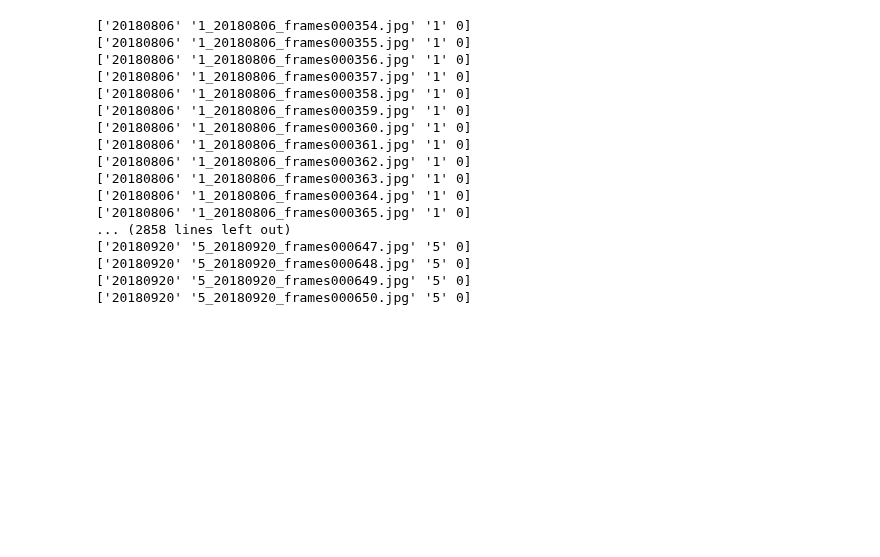
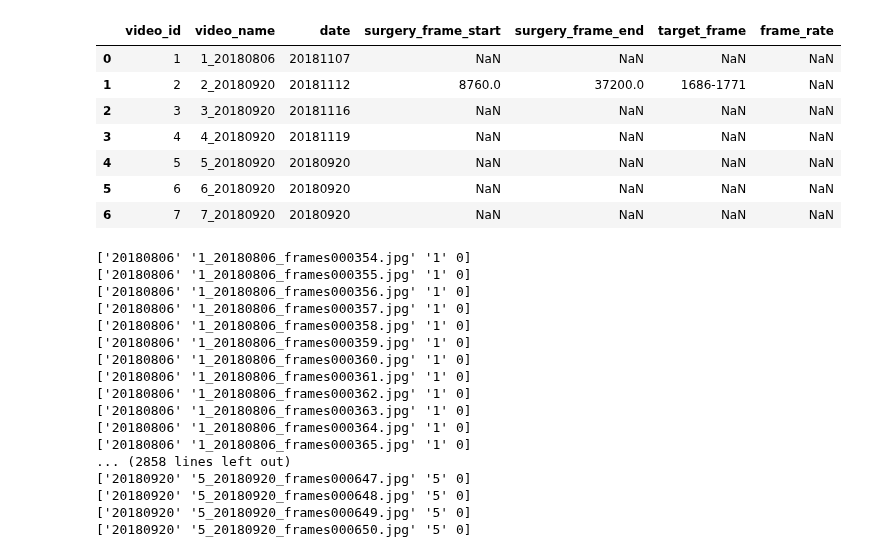
Before and after one commit to minjeekim00/handhygiene, a Jupyter notebook: 2_csv_preparation.ipynb, the cells around one changed output. Saved outputs shown, nothing was run; the diff lists cells and outputs as text; code cells hidden in the pictures; blank space fills up the shorter version.

Commit message:
classify target frames(handhygiene)

```diff
--- a/2_csv_preparation.ipynb
+++ b/2_csv_preparation.ipynb
@@ -33,5 +73,14 @@ df = create_dataframe(img_dir)
-# %%
-df_excel = pd.read_excel(excel_path)
+# %%
+df_excel
+# %% [output]
+|  | video_id | video_name | date | surgery_frame_start | surgery_frame_end | target_frame | frame_rate |
+| 0 | 1 | 1_20180806 | 20181107 | NaN | NaN | NaN | NaN |
+| 1 | 2 | 2_20180920 | 20181112 | 8760.0 | 37200.0 | 1686-1771 | NaN |
+| 2 | 3 | 3_20180920 | 20181116 | NaN | NaN | NaN | NaN |
+| 3 | 4 | 4_20180920 | 20181119 | NaN | NaN | NaN | NaN |
+| 4 | 5 | 5_20180920 | 20180920 | NaN | NaN | NaN | NaN |
+| 5 | 6 | 6_20180920 | 20180920 | NaN | NaN | NaN | NaN |
+| 6 | 7 | 7_20180920 | 20180920 | NaN | NaN | NaN | NaN |
 # %%
 hh_dict = {'date':[], 'img_name':[], 'video_id':[], 'target':[] }
 temp_array = []
```
Also changed, not shown: parts of 6 cells of this notebook.
